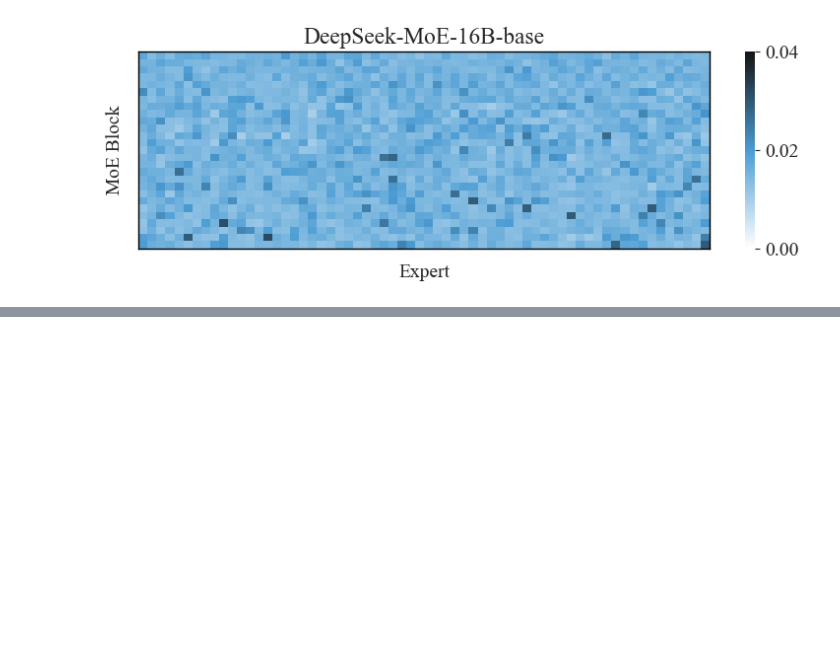
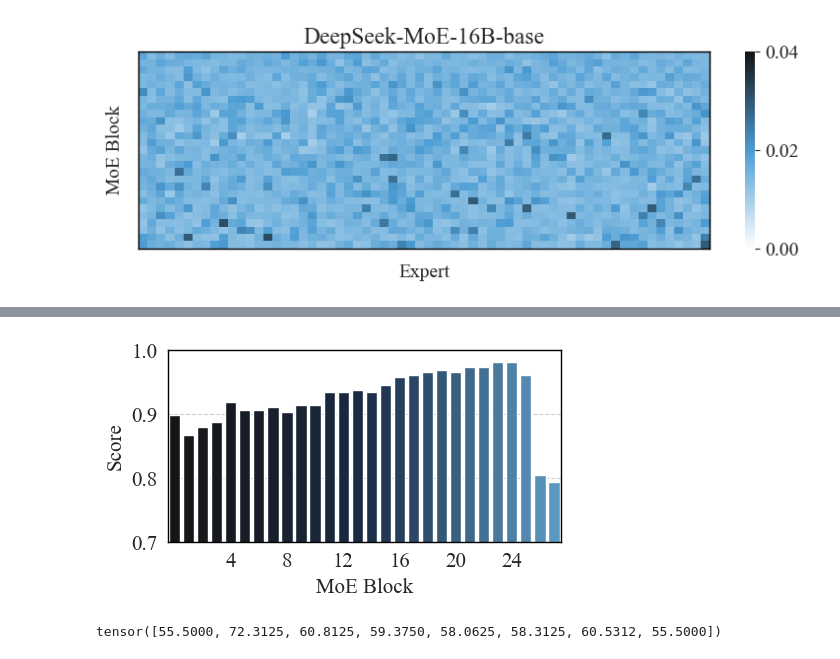
Before and after one commit to Jinxiaolong1129/moe_quantize, a Jupyter notebook: notebooks/draw-figure.ipynb, the cells around one changed output, grey strips where cells are left out. Cells and saved outputs as stored; diff of their text form; code cells hidden in the pictures; blank space fills up the shorter version.

```diff
--- a/notebooks/draw-figure.ipynb
+++ b/notebooks/draw-figure.ipynb
@@ -226,0 +251,40 @@ Passing `palette` without assigning `hue` is deprecated and will be removed in v
+# %%
+layer_score = torch.tensor([0.8984375, 0.8671875, 0.87890625, 0.88671875, 0.91796875, 0.90625, 0.90625, 0.91015625,
+                                    0.90234375, 0.9140625, 0.9140625, 0.93359375, 0.93359375, 0.9375, 0.93359375, 0.9453125,
+                                    0.95703125, 0.9609375, 0.96484375, 0.96875, 0.96484375, 0.97265625, 0.97265625, 0.98046875,
+                                    0.98046875, 0.9609375, 0.8046875, 0.79296875])
+# layer_score = (layer_score - torch.min(layer_score)) / (torch.max(layer_score) - torch.min(layer_score))
+# layer_score = torch.tensor(layer_score)
+sns.set_style("whitegrid")
+font = {'family': 'Times New Roman',
+        'weight': 'normal',
+        'size': 15}
+plt.rc('font', **font)
+plt.figure(figsize=(5, 3))
+
+ax = plt.gca()
+ax.grid(which='major', axis='both', linestyle='--')
+cmap = LinearSegmentedColormap.from_list("custom_red", ["#151515", "#13294B", "#4B9CD3"])
+ax = sns.barplot(x=range(len(layer_score)), y=layer_score, palette=cmap, legend=False, hue=range(len(layer_score)))
+
+# set x axis number of ticks
+ax.set_xticks([4, 8, 12, 16, 20, 24])
+ax.set_ylim([0.7, 1.0])
+ax.set_xlim([-0.5, 27.5])
+# ax.set_title("DeepSeek-MoE-16B-base")
+ax.set_xlabel("MoE Block")
+ax.set_ylabel("Score")
+
+def _set_boarder(spine):
+    spine.set_color('black')
+    spine.set_linewidth(1.)
+
+_set_boarder(ax.spines['left'])
+_set_boarder(ax.spines['bottom'])
+_set_boarder(ax.spines['right'])
+_set_boarder(ax.spines['top'])
+
+plt.tight_layout()
+plt.savefig('deepseek_block_score.pdf', dpi=300)
+# %% [output]
+[figure, added]
@@ -226,0 +303,4 @@ Passing `palette` without assigning `hue` is deprecated and will be removed in v
+# %%
+all_scores[:, ::3]
+# %% [output]
+tensor([55.5000, 72.3125, 60.8125, 59.3750, 58.0625, 58.3125, 60.5312, 55.5000])
```
Also changed, not shown: parts of 6 cells of this notebook, 11 other files.
